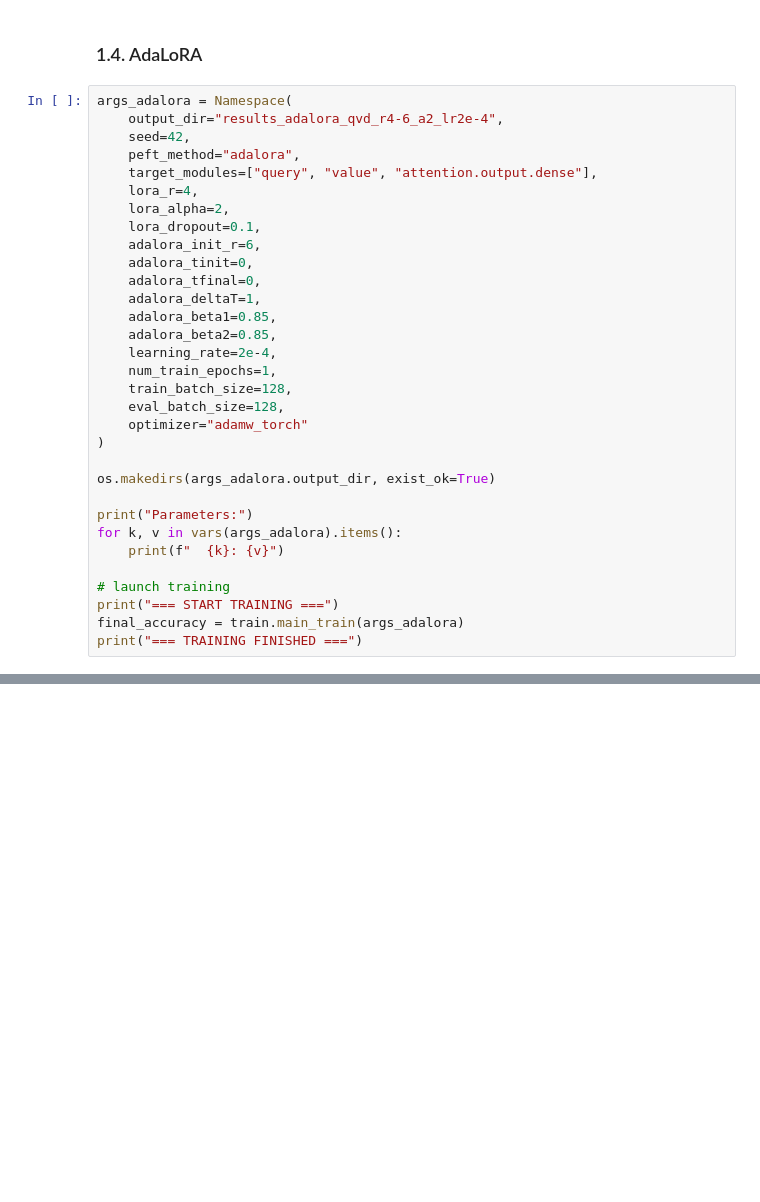
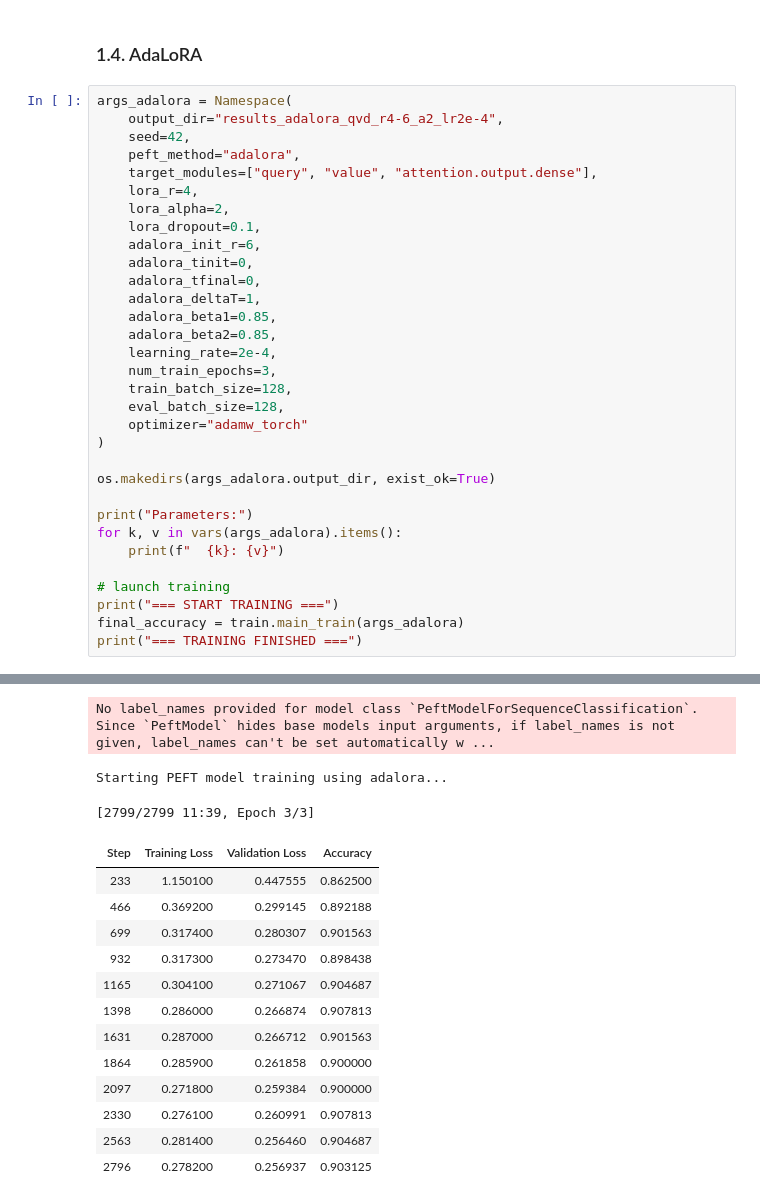
Before and after one commit to Hadlay-Zhang/RoBERTa-LoRA-Finetuning, a Jupyter notebook: Final_Submission.ipynb, the cells around one changed output, grey strips where cells are left out. Drawn from its saved outputs; the diff is of its cells as text; blank space fills up the shorter version.

```diff
--- a/Final_Submission.ipynb
+++ b/Final_Submission.ipynb
@@ -121,7 +406,7 @@ args_adalora = Namespace(
     adalora_beta1=0.85,
     adalora_beta2=0.85,
     learning_rate=2e-4,
-    num_train_epochs=1,
+    num_train_epochs=3,
     train_batch_size=128,
     eval_batch_size=128,
     optimizer="adamw_torch"
@@ -137,3 +422,4 @@ for k, v in vars(args_adalora).items():
 print("=== START TRAINING ===")
 final_accuracy = train.main_train(args_adalora)
 print("=== TRAINING FINISHED ===")
+# %% [output]
@@ -139,0 +456,16 @@ print("=== TRAINING FINISHED ===")
+No label_names provided for model class `PeftModelForSequenceClassification`. Since `PeftModel` hides base models input arguments, if label_names is not given, label_names can't be set automatically w ...
+Starting PEFT model training using adalora...
+[2799/2799 11:39, Epoch 3/3]
+| Step | Training Loss | Validation Loss | Accuracy |
+| 233 | 1.150100 | 0.447555 | 0.862500 |
+| 466 | 0.369200 | 0.299145 | 0.892188 |
+| 699 | 0.317400 | 0.280307 | 0.901563 |
+| 932 | 0.317300 | 0.273470 | 0.898438 |
+| 1165 | 0.304100 | 0.271067 | 0.904687 |
+| 1398 | 0.286000 | 0.266874 | 0.907813 |
+| 1631 | 0.287000 | 0.266712 | 0.901563 |
+| 1864 | 0.285900 | 0.261858 | 0.900000 |
+| 2097 | 0.271800 | 0.259384 | 0.900000 |
+| 2330 | 0.276100 | 0.260991 | 0.907813 |
+| 2563 | 0.281400 | 0.256460 | 0.904687 |
+| 2796 | 0.278200 | 0.256937 | 0.903125 |
```
Also changed, not shown: parts of 16 cells of this notebook, 2 other files.
